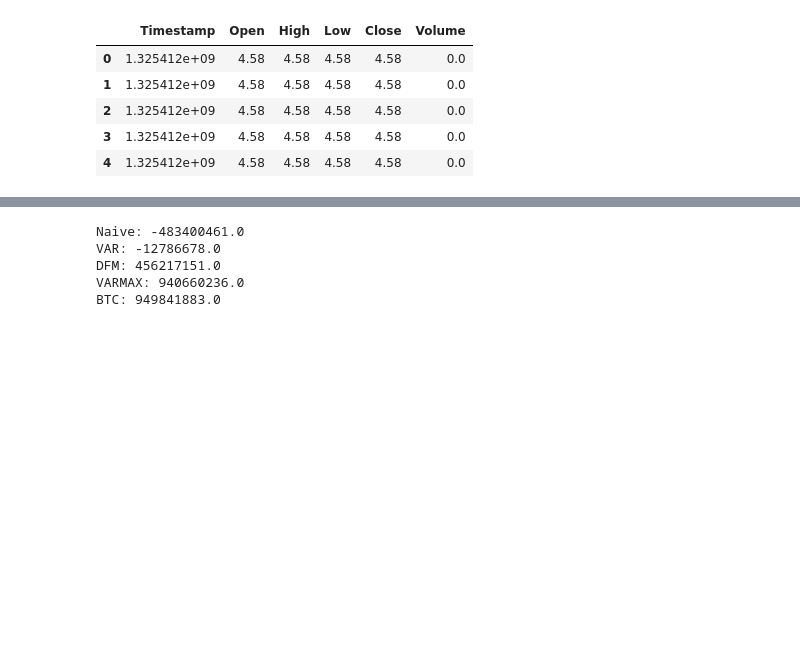
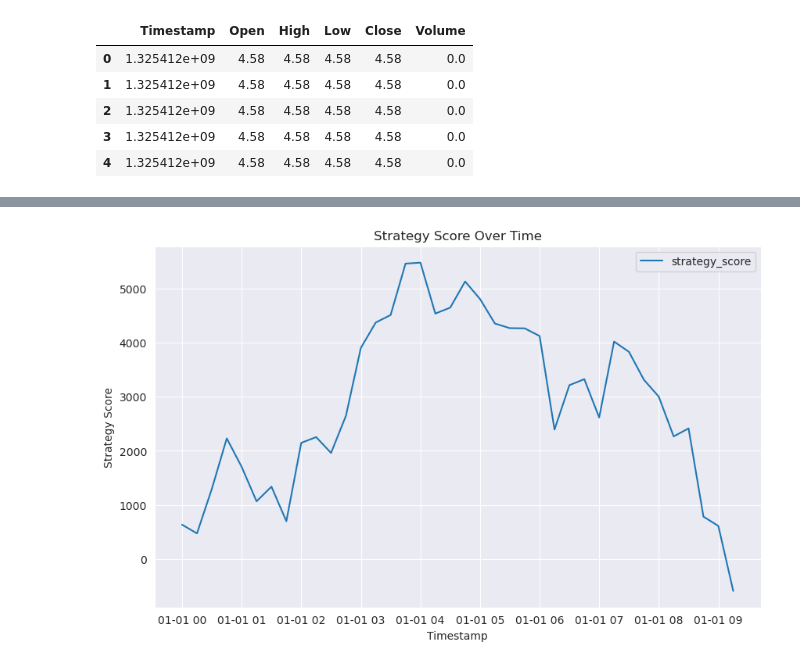
Before and after one commit to Ozzuke/GDELT-BTC, a Jupyter notebook: notebooks/13_evaluation.ipynb, the cells around one changed output, grey strips where cells are left out. Drawn from its saved outputs; the diff is of its cells as text; code cells hidden in the pictures; blank space fills up the shorter version.

```diff
--- a/notebooks/13_evaluation.ipynb
+++ b/notebooks/13_evaluation.ipynb
@@ -117,0 +245,17 @@ btc_prices = btc['Open']
+# %%
+# Run the backtest with the strategy that predicts up  or down
+results_df = backtest_strategy(price_df, prediction_df,simple_strategy)
+
+# Print results
+print(results_df)
+
+# Plotting score
+plt.figure(figsize=(10, 6))  # Adjust figure size as needed
+plt.plot(results_df['timestamp'], results_df['strategy_score'], label='strategy_score')
+plt.xlabel('Timestamp')
+plt.ylabel('Strategy Score')
+plt.title('Strategy Score Over Time')
+plt.grid(True)
+plt.legend()
+plt.show()
+# %% [output]
@@ -118,30 +279,25 @@ btc_prices = btc['Open']
+[figure, added]
 # %%
-money = 1000000
-btc_holdings = 1
-portfolio_values = []
-
-signals = [naive_signal, var_signal, dfm_signal, varmax_signal, btc_signal]
-signal_names = ['Naive', 'VAR', 'DFM', 'VARMAX', 'BTC']
-min_length = min(len(btc_prices), len(signals[0]))
-
-for j in range(len(signals)):
-    signal = signals[j]
-    for i in range(min_length):
-        current_price = btc_prices.iloc[i]
-        if signal.iloc[i] == 1:
-            # Buy 1 BTC
-            money -= current_price
-            btc_holdings += 1
-        elif signal.iloc[i] == 0:
-            # Sell 1 BTC
-            money += current_price
-            btc_holdings -= 1
-        portfolio_value = money + btc_holdings * current_price
-        portfolio_values.append(portfolio_value)
-    print(f"{signal_names[j]}: {portfolio_values[-1]}")
+# money = 1000000
+# btc_holdings = 1
+# portfolio_values = []
+#
+# signals = [naive_signal, var_signal, dfm_signal, varmax_signal, btc_signal]
+# signal_names = ['Naive', 'VAR', 'DFM', 'VARMAX', 'BTC']
+# min_length = min(len(btc_prices), len(signals[0]))
+#
+# for j in range(len(signals)):
+#     signal = signals[j]
+#     for i in range(min_length):
+#         current_price = btc_prices.iloc[i]
+#         if signal.iloc[i] == 1:
+#             # Buy 1 BTC
+#             money -= current_price
+#             btc_holdings += 1
+#         elif signal.iloc[i] == 0:
+#             # Sell 1 BTC
+#             money += current_price
+#             btc_holdings -= 1
+#         portfolio_value = money + btc_holdings * current_price
+#         portfolio_values.append(portfolio_value)
+#     print(f"{signal_names[j]}: {portfolio_values[-1]}")
-# %% [output]
-Naive: -483400461.0
-VAR: -12786678.0
-DFM: 456217151.0
-VARMAX: 940660236.0
-BTC: 949841883.0
```
Also changed, not shown: parts of 15 cells of this notebook.
